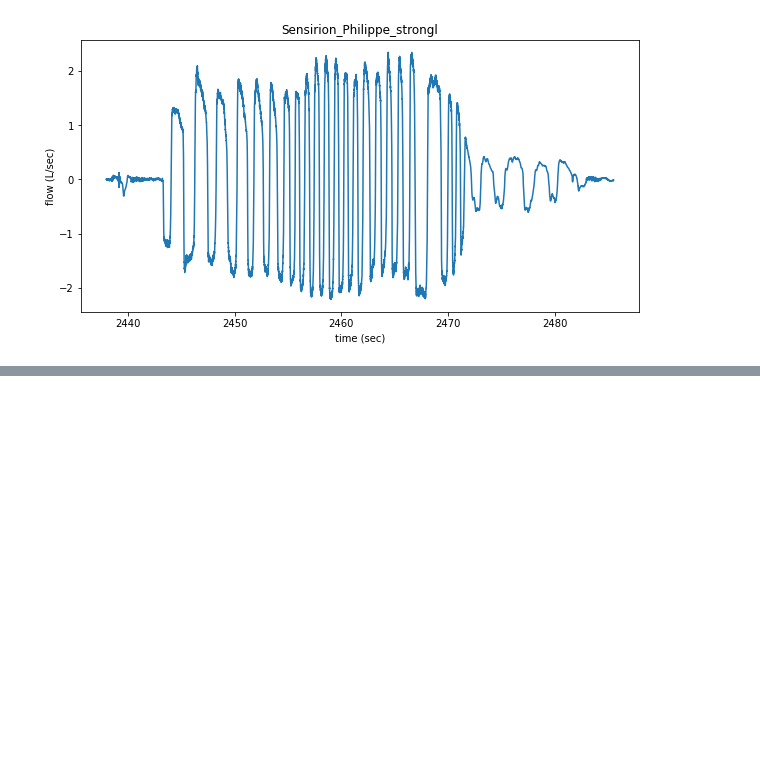
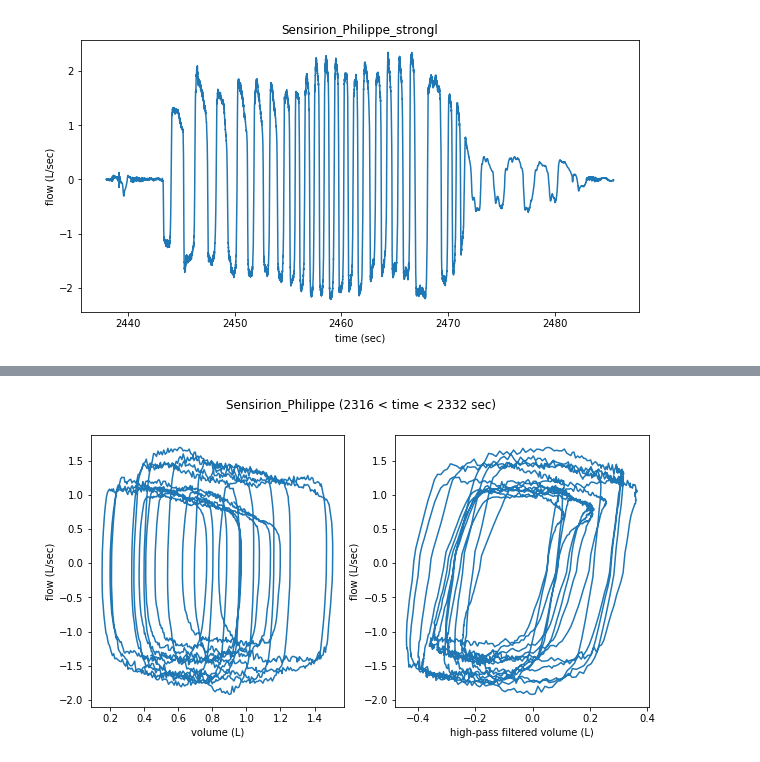
Before and after one commit to Princeton-Penn-Vents/princeton-penn-flowmeter, a Jupyter notebook: analysis/real-data.ipynb, the cells around one changed output, grey strips where cells are left out. Saved outputs shown, nothing was run; the diff lists cells and outputs as text; code cells hidden in the pictures; blank space fills up the shorter version.

```diff
--- a/analysis/real-data.ipynb
+++ b/analysis/real-data.ipynb
@@ -95,0 +102,13 @@ fig.savefig("Sensirion_Philippe_strongl-volume.png")
+# %%
+fig, (ax1, ax2) = plt.subplots(1, 2, figsize=(10, 5))
+timecut = np.logical_and(2316 < first.times, first.times < 2332)
+ax1.plot(first.volumes[timecut], first.flows[timecut])
+ax1.set_xlabel("volume (L)")
+ax1.set_ylabel("flow (L/sec)")
+ax2.plot(first.filtered[timecut], first.flows[timecut])
+ax2.set_xlabel("high-pass filtered volume (L)")
+ax2.set_ylabel("flow (L/sec)")
+fig.suptitle("Sensirion_Philippe (2316 < time < 2332 sec)")
+fig.savefig("Sensirion_Philippe-phase.png")
+# %% [output]
+[figure, added]
```
Also changed, not shown: parts of 6 cells of this notebook.
